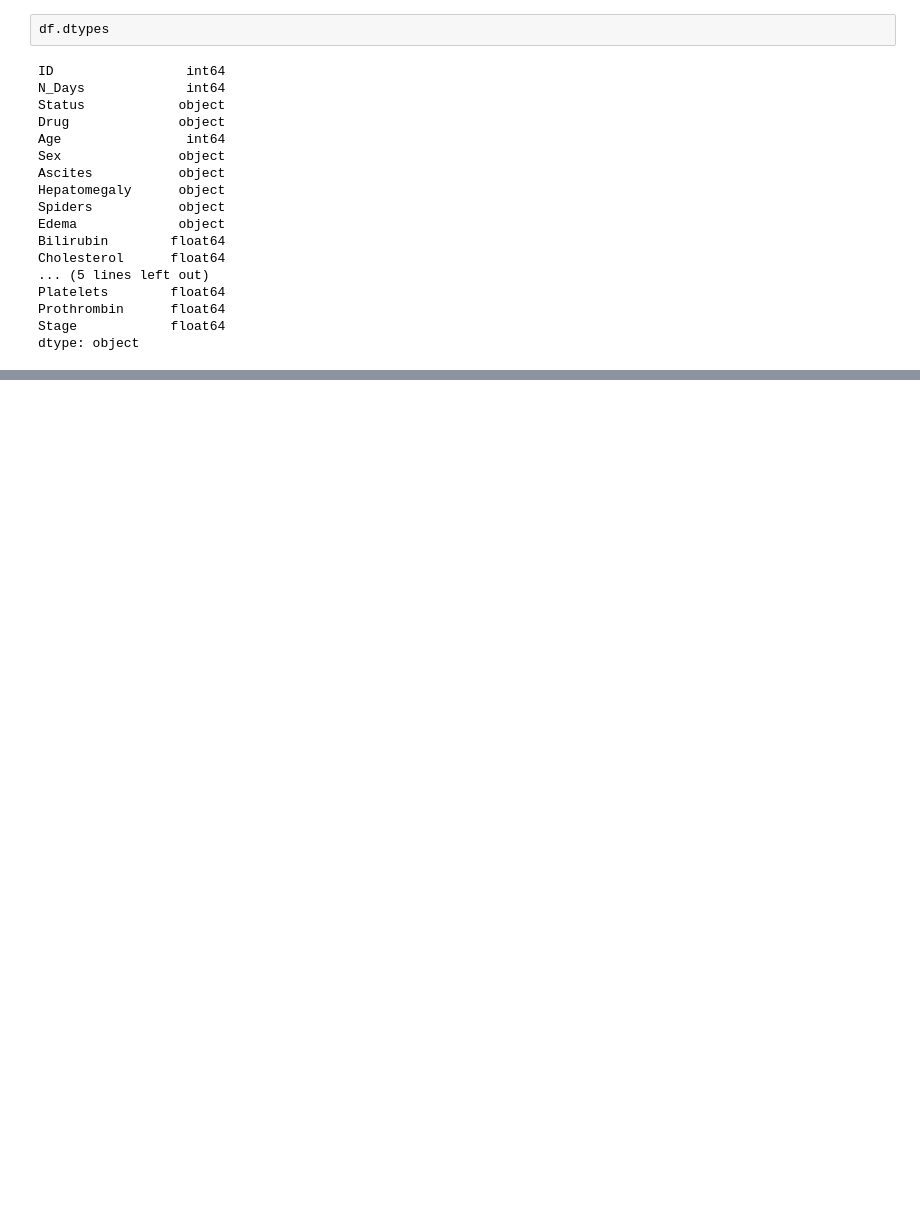
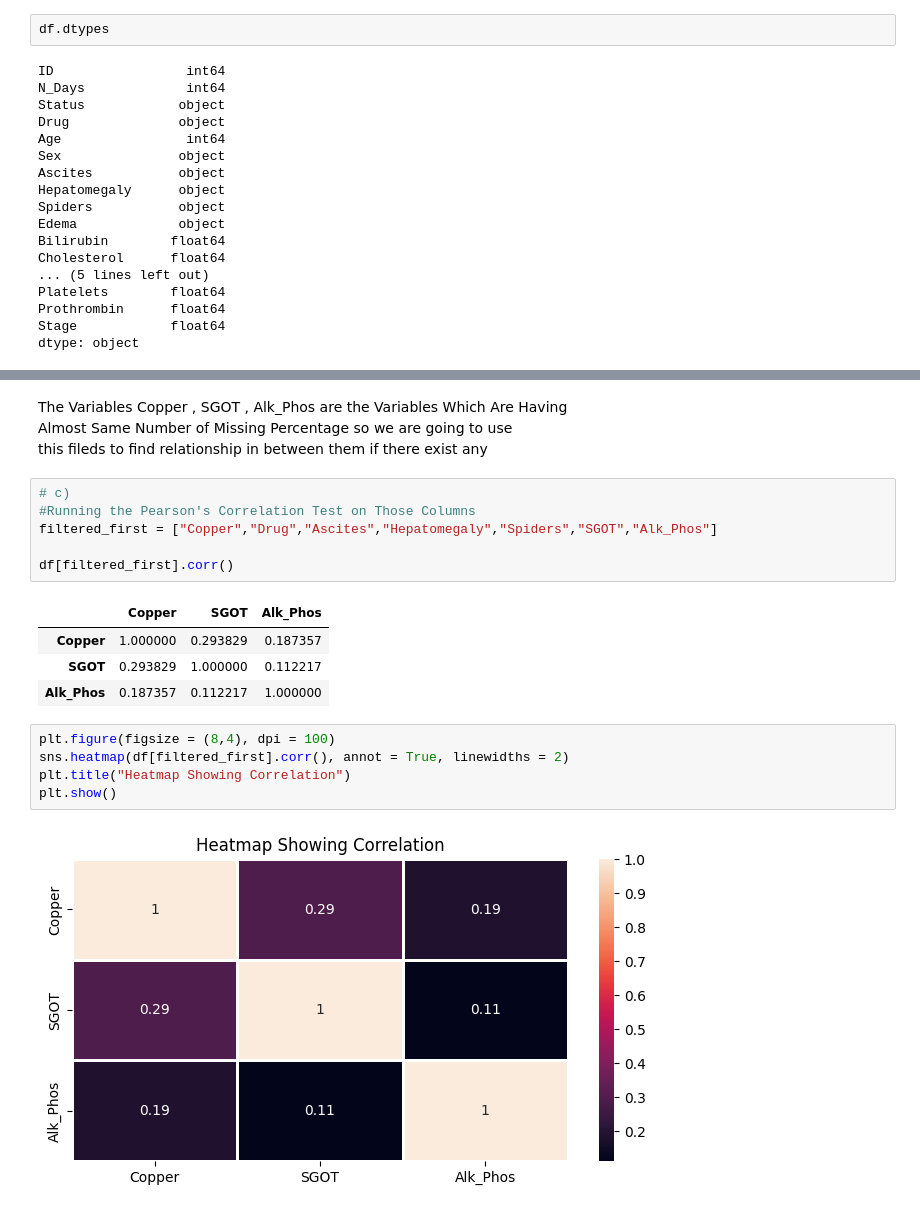
Before and after one commit to lajwithsingh/Cirrhosis_DataAnalysis_CaseStudy, a Jupyter notebook: Cirrhosis_CaseStudy.ipynb, the cells around one changed output, grey strips where cells are left out. Drawn from its saved outputs; the diff is of its cells as text; blank space fills up the shorter version.

```diff
--- a/Cirrhosis_CaseStudy.ipynb
+++ b/Cirrhosis_CaseStudy.ipynb
@@ -166,0 +216,20 @@ dtype: object
+# %% [markdown]
+The Variables Copper , SGOT , Alk_Phos are the Variables Which Are Having <br>Almost Same Number of Missing Percentage so we are going to use <br>this fileds to find relationship in between them if there exist any
+# %%
+# c)
+#Running the Pearson's Correlation Test on Those Columns
+filtered_first = ["Copper","Drug","Ascites","Hepatomegaly","Spiders","SGOT","Alk_Phos"]
+
+df[filtered_first].corr()
+# %% [output]
+|  | Copper | SGOT | Alk_Phos |
+| Copper | 1.000000 | 0.293829 | 0.187357 |
+| SGOT | 0.293829 | 1.000000 | 0.112217 |
+| Alk_Phos | 0.187357 | 0.112217 | 1.000000 |
+# %%
+plt.figure(figsize = (8,4), dpi = 100)
+sns.heatmap(df[filtered_first].corr(), annot = True, linewidths = 2)
+plt.title("Heatmap Showing Correlation")
+plt.show()
+# %% [output]
+[figure, added]
```
Also changed, not shown: parts of 10 cells of this notebook.
